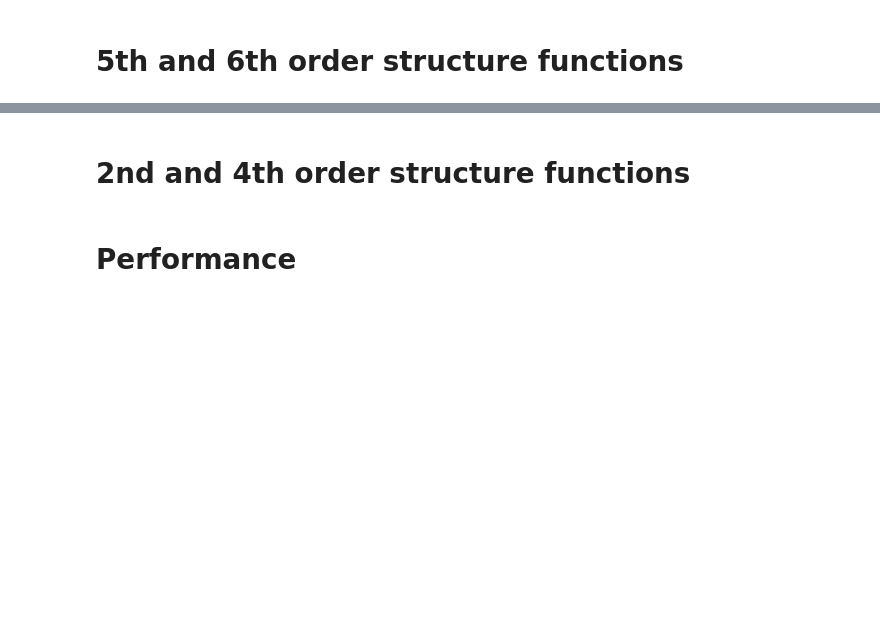
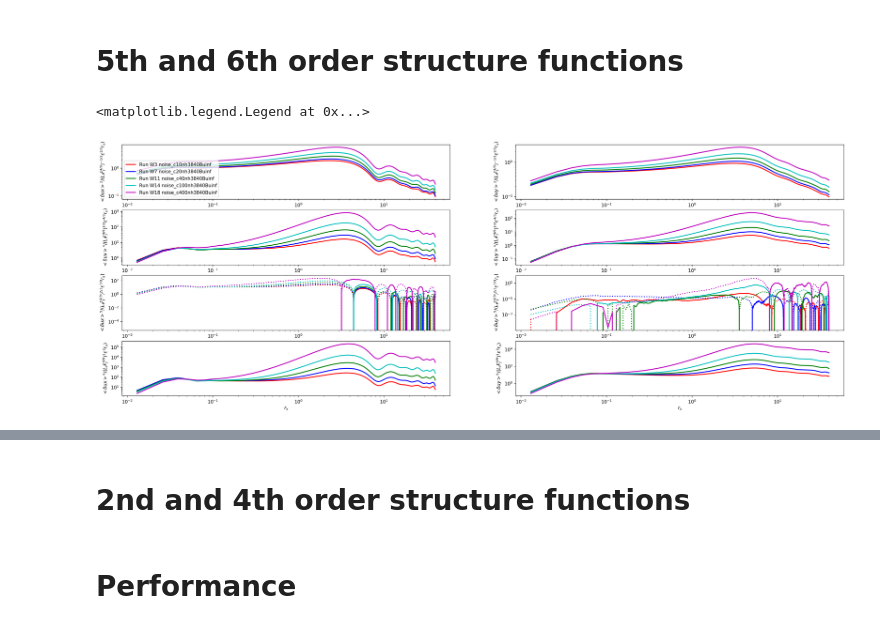
Before and after one commit to ashwinvis/augieretal_jfm_2019_shallow_water, a Jupyter notebook: Python/structure_functions.ipynb, the cells around one changed output, grey strips where cells are left out. Saved outputs shown, nothing was run; the diff lists cells and outputs as text; code cells hidden in the pictures; blank space fills up the shorter version.

```diff
--- a/Python/structure_functions.ipynb
+++ b/Python/structure_functions.ipynb
@@ -85,16 +89,20 @@ def fig_struct(path, fig, axes, order=[2, 4], tmin=0, tmax=1000, delta_t=0.5, la
 # %%
 %%capture --no-display
 import matplotlib.pyplot as plt
 
 order = (2,4,5,6)
 nb_ord = len(order)
 
 fig, axes = plt.subplots(nb_ord, 2, dpi=150, figsize=(7 * nb_ord,10))
 for i in range(len(df)):
     row = df.iloc[i]
     short_name = row["short name"]
     path = paths_sim[short_name]
     tmin = row[r"$t_{stat}$"]
-    fig_struct(path, fig, axes, order=order,tmin=tmin, label=f"Run {row.name} {short_name}", run_nb=i%6)
+    fig_struct(path, fig, axes, order=order,tmin=tmin,
+               label=f"Run {row.name} {short_name}", run_nb=i%6)
 
 axes[0,0].legend()
+# %% [output]
+<matplotlib.legend.Legend at 0x...>
+[figure, added]
```
Also changed, not shown: parts of 5 cells of this notebook, 1 other file.
